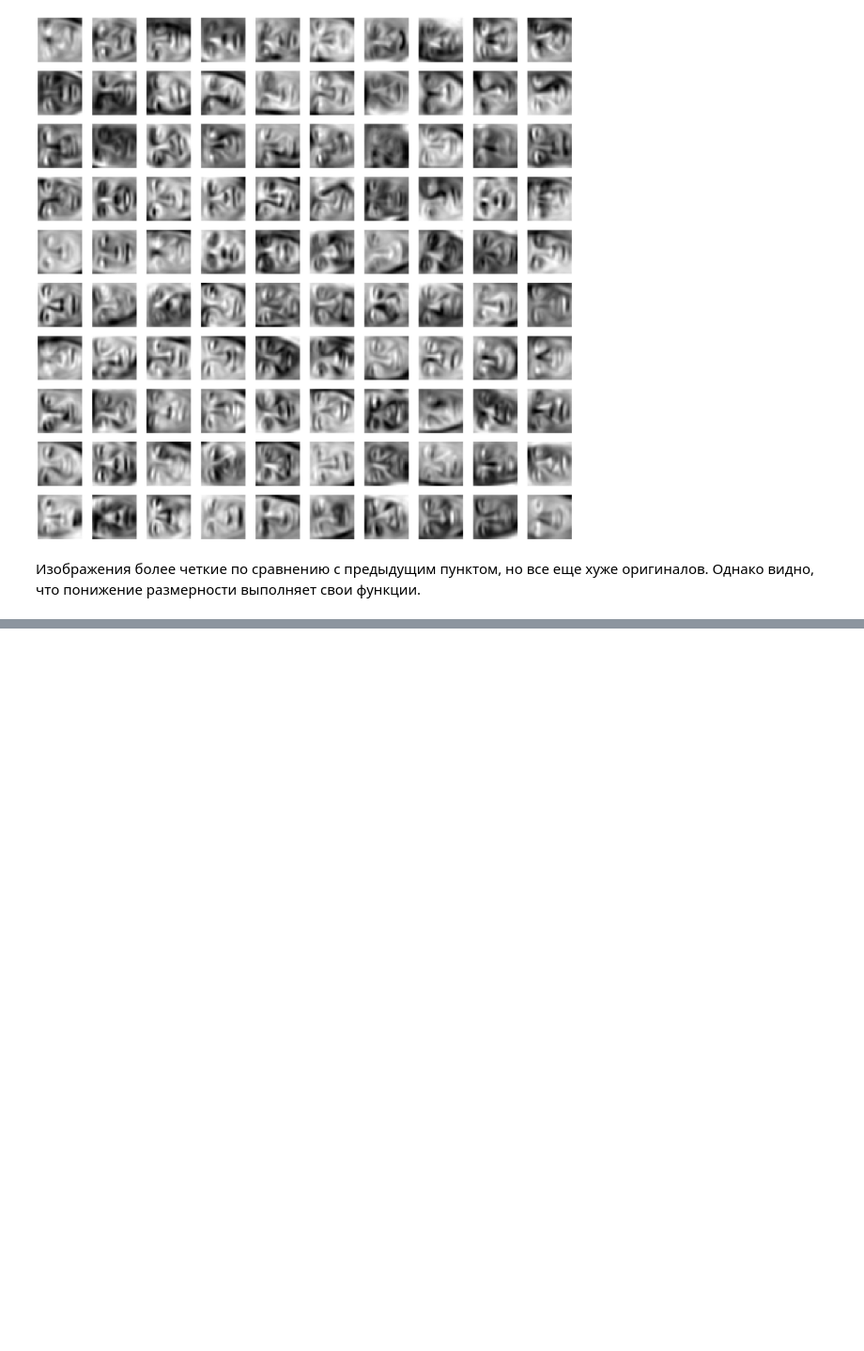
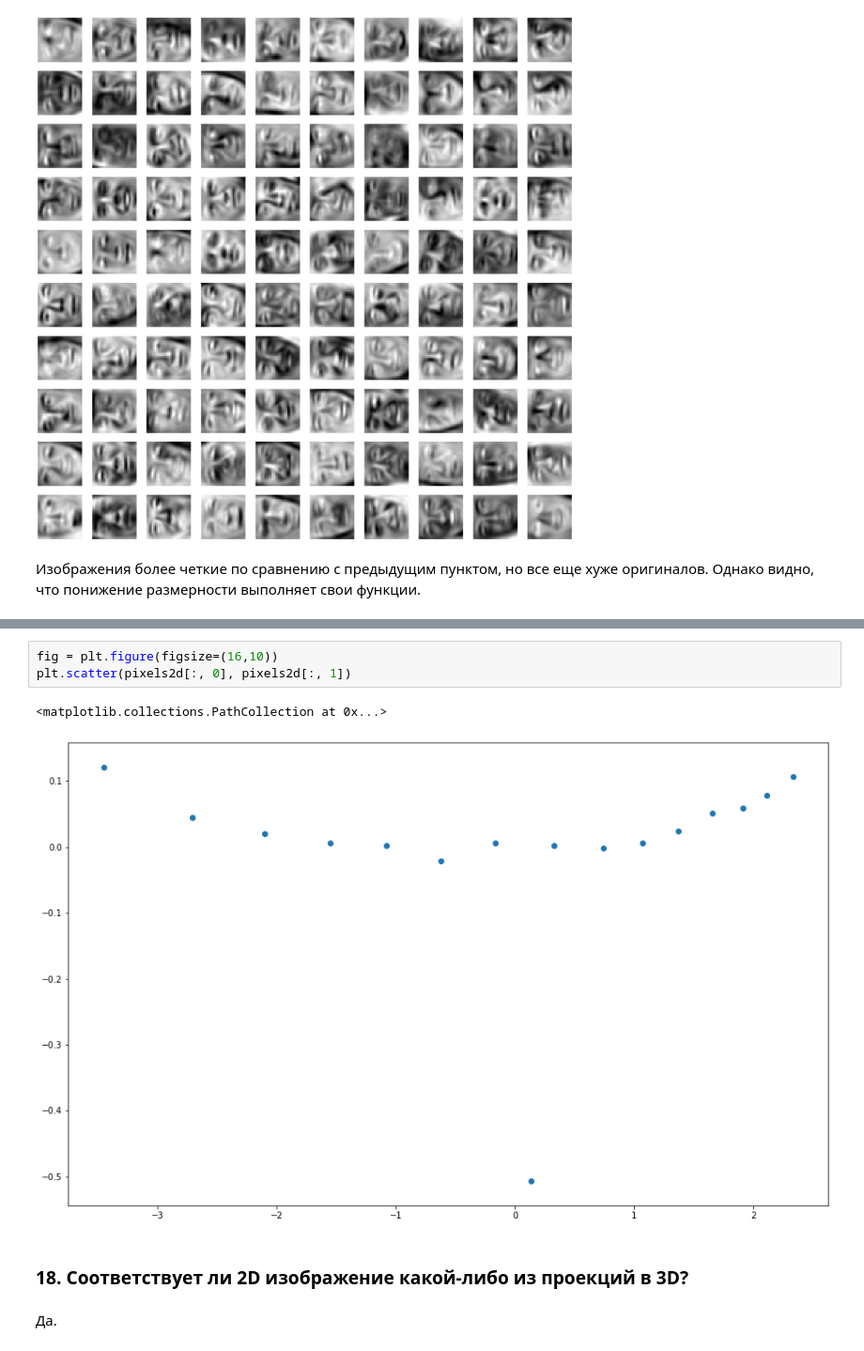
Before and after one commit to ZakharYermak/bsuir_master_ML_labs, a Jupyter notebook: lab_7.ipynb, the cells around one changed output, grey strips where cells are left out. Shown at 94% size. Saved outputs shown, nothing was run; the diff lists cells and outputs as text; blank space fills up the shorter version.

```diff
--- a/lab_7.ipynb
+++ b/lab_7.ipynb
@@ -210,0 +236,10 @@ show_images(R_100, 32)
+# %%
+fig = plt.figure(figsize=(16,10))
+plt.scatter(pixels2d[:, 0], pixels2d[:, 1])
+# %% [output]
+<matplotlib.collections.PathCollection at 0x...>
+[figure, added]
+# %% [markdown]
+### 18. Соответствует ли 2D изображение какой-либо из проекций в 3D?
+# %% [markdown]
+Да.
```
Also changed, not shown: parts of 7 cells of this notebook, 1 other file.
